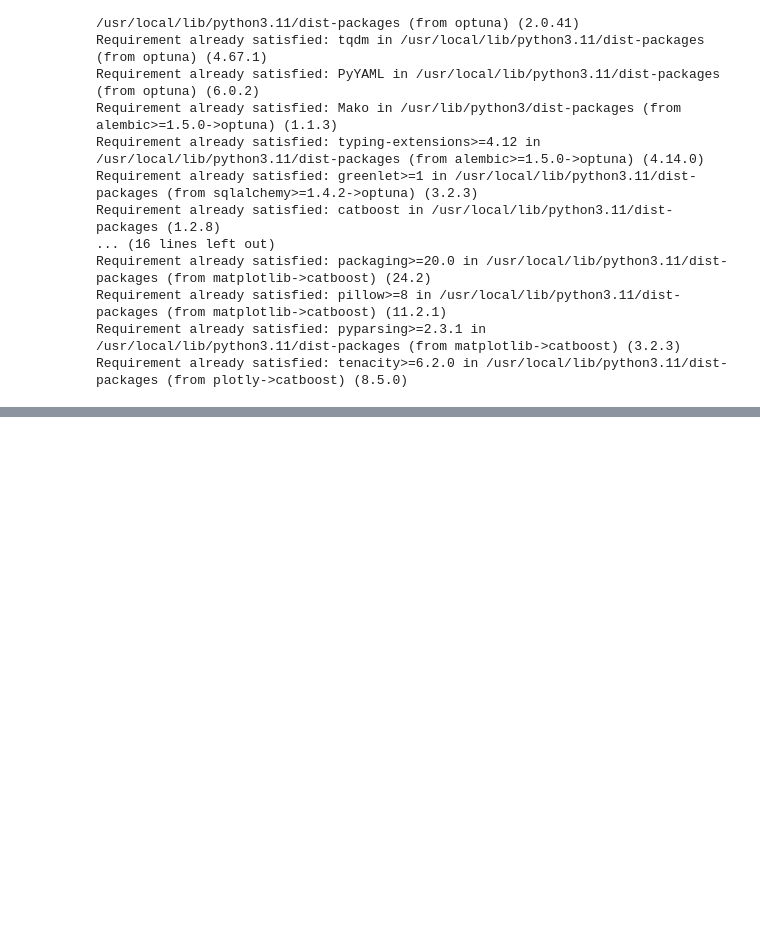
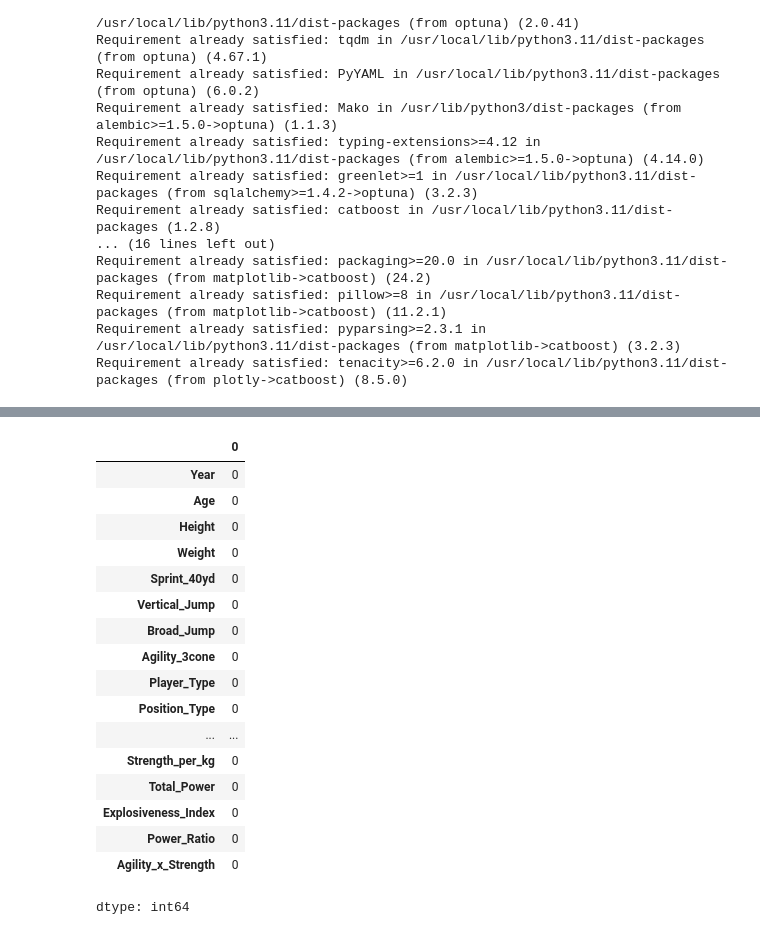
Before and after one commit to zaku2590/classGCI, a Jupyter notebook: comp2.ipynb, the cells around one changed output, grey strips where cells are left out. Cells and saved outputs as stored; diff of their text form; code cells hidden in the pictures; blank space fills up the shorter version.

```diff
--- a/comp2.ipynb
+++ b/comp2.ipynb
@@ -196,2 +196,23 @@ plt.show()
+# %%
+test.isnull().sum()
+# %% [output]
+|  | 0 |
+| Year | 0 |
+| Age | 0 |
+| Height | 0 |
+| Weight | 0 |
+| Sprint_40yd | 0 |
+| Vertical_Jump | 0 |
+| Broad_Jump | 0 |
+| Agility_3cone | 0 |
+| Player_Type | 0 |
+| Position_Type | 0 |
+| ... | ... |
+| Strength_per_kg | 0 |
+| Total_Power | 0 |
+| Explosiveness_Index | 0 |
+| Power_Ratio | 0 |
+| Agility_x_Strength | 0 |
+dtype: int64
 # %%
 # 特徴量と目的変数に分ける
```
Also changed, not shown: parts of 10 cells of this notebook.
